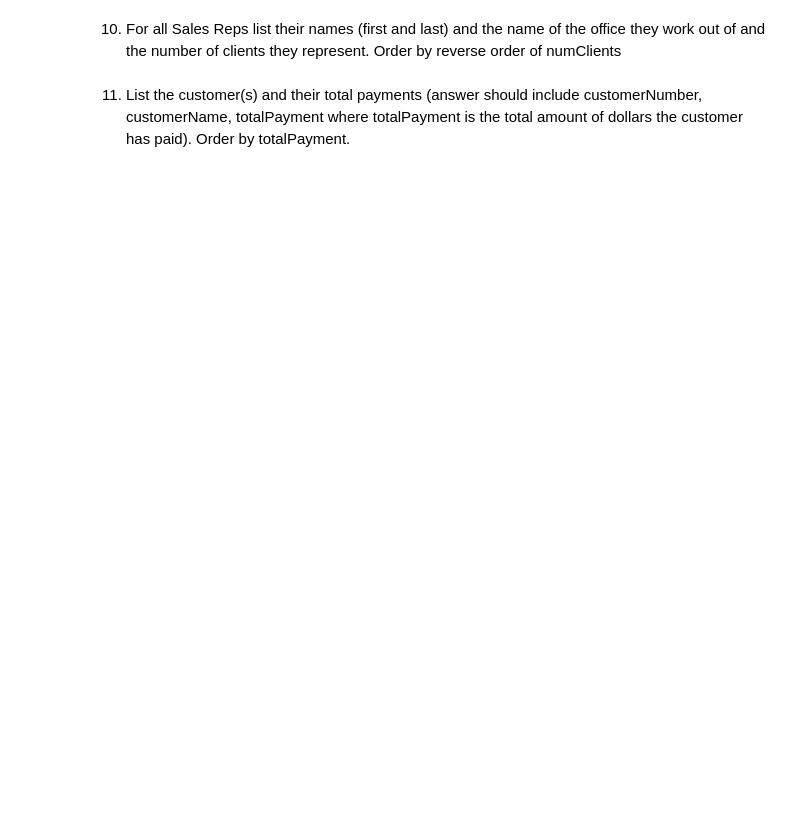
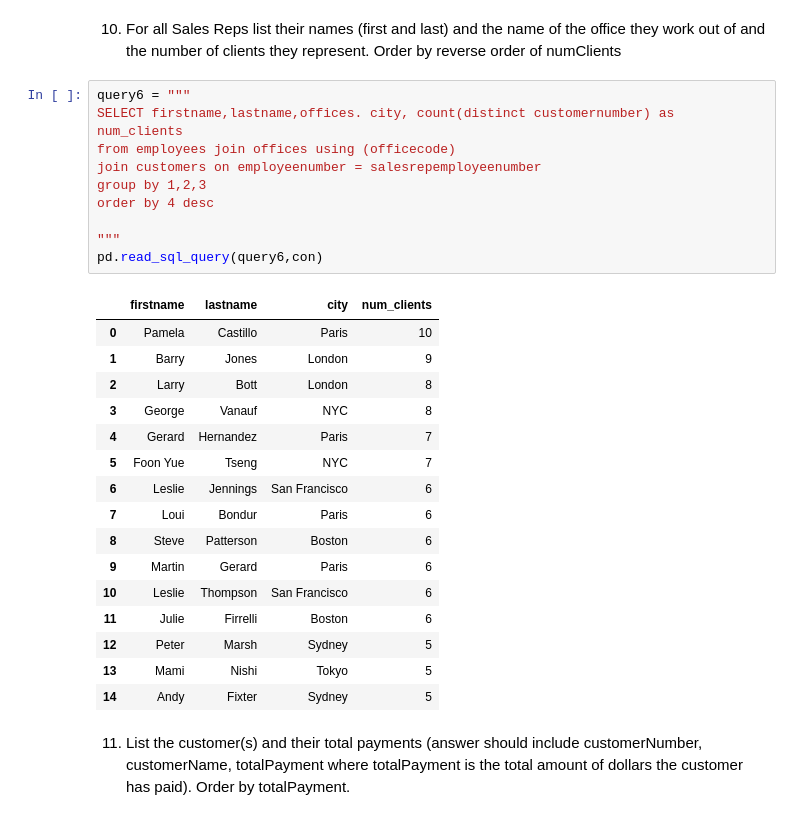
Before and after one commit to kcahlers/hbs-ds-060120, a Jupyter notebook: module-1/day~10-sql-2/sql-labKCA.ipynb, the cells around one changed output. Drawn from its saved outputs; the diff is of its cells as text; blank space fills up the shorter version.

```diff
--- a/module-1/day~10-sql-2/sql-labKCA.ipynb
+++ b/module-1/day~10-sql-2/sql-labKCA.ipynb
@@ -133,4 +265,31 @@ InternalError: Unread result found
 # %% [markdown]
 10. For all Sales Reps list their names (first and last) and the name of the office they work out of and the number of clients they represent. Order by reverse order of numClients
+# %%
+query6 = """
+SELECT firstname,lastname,offices. city, count(distinct customernumber) as num_clients
+from employees join offices using (officecode)
+join customers on employeenumber = salesrepemployeenumber
+group by 1,2,3
+order by 4 desc
+
+"""
+pd.read_sql_query(query6,con)
+# %% [output]
+|  | firstname | lastname | city | num_clients |
+| 0 | Pamela | Castillo | Paris | 10 |
+| 1 | Barry | Jones | London | 9 |
+| 2 | Larry | Bott | London | 8 |
+| 3 | George | Vanauf | NYC | 8 |
+| 4 | Gerard | Hernandez | Paris | 7 |
+| 5 | Foon Yue | Tseng | NYC | 7 |
+| 6 | Leslie | Jennings | San Francisco | 6 |
+| 7 | Loui | Bondur | Paris | 6 |
+| 8 | Steve | Patterson | Boston | 6 |
+| 9 | Martin | Gerard | Paris | 6 |
+| 10 | Leslie | Thompson | San Francisco | 6 |
+| 11 | Julie | Firrelli | Boston | 6 |
+| 12 | Peter | Marsh | Sydney | 5 |
+| 13 | Mami | Nishi | Tokyo | 5 |
+| 14 | Andy | Fixter | Sydney | 5 |
 # %% [markdown]
 11. List the customer(s) and their total payments (answer should include customerNumber, customerName, totalPayment where totalPayment is the total amount of dollars the customer has paid). Order by totalPayment.
```
Also changed, not shown: parts of 11 cells of this notebook, 4 other files.
